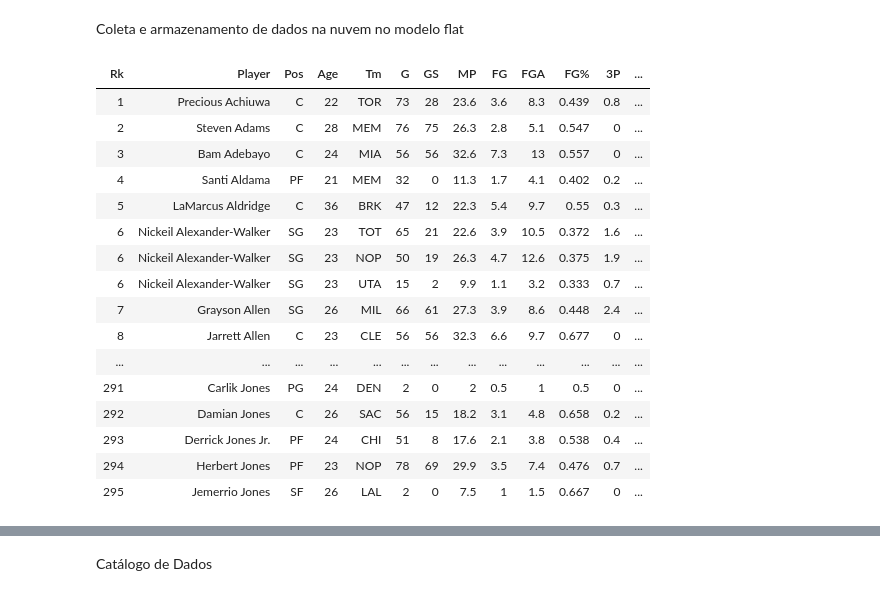
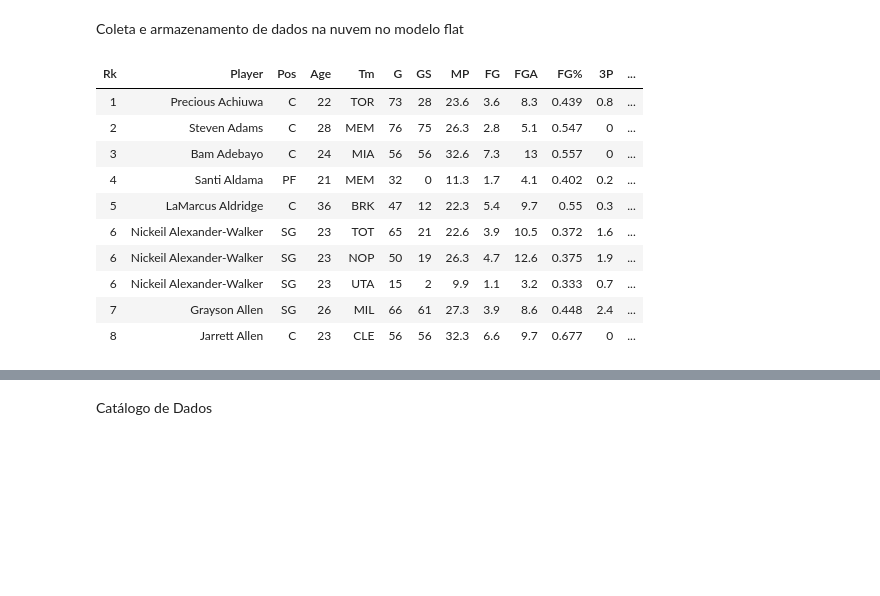
Before and after one commit to jpcunha7/SegundoMVP-DataScience-PUC-Rio, a Jupyter notebook: MVP_BD_JoaoPedroCunha.ipynb, the cells around one changed output, grey strips where cells are left out. Cells and saved outputs as stored; diff of their text form; code cells hidden in the pictures; blank space fills up the shorter version.

```diff
--- a/MVP_BD_JoaoPedroCunha.ipynb
+++ b/MVP_BD_JoaoPedroCunha.ipynb
@@ -24,40 +24,34 @@ Coleta e armazenamento de dados na nuvem no modelo flat
 # Importando dados da temporada regular
 
 # Localização e tipo do arquivo
 file_location = "/FileStore/tables/2021_2022_NBA_Player_Stats___Regular.csv"
 file_type = "csv"
 
 # Parâmetros do arquivo .csv
 infer_schema = "false"
 first_row_is_header = "true"
 delimiter = ","
 
 # Criando dataframe da temporada regular
 df = spark.read.format(file_type) \
   .option("inferSchema", infer_schema) \
   .option("header", first_row_is_header) \
   .option("sep", ";") \
   .load(file_location)
 
-display(df)
+display(df.head(10))
 # %% [output]
 | Rk | Player | Pos | Age | Tm | G | GS | MP | FG | FGA | FG% | 3P | ... |
 | 1 | Precious Achiuwa | C | 22 | TOR | 73 | 28 | 23.6 | 3.6 | 8.3 | 0.439 | 0.8 | ... |
 | 2 | Steven Adams | C | 28 | MEM | 76 | 75 | 26.3 | 2.8 | 5.1 | 0.547 | 0 | ... |
 | 3 | Bam Adebayo | C | 24 | MIA | 56 | 56 | 32.6 | 7.3 | 13 | 0.557 | 0 | ... |
 | 4 | Santi Aldama | PF | 21 | MEM | 32 | 0 | 11.3 | 1.7 | 4.1 | 0.402 | 0.2 | ... |
 | 5 | LaMarcus Aldridge | C | 36 | BRK | 47 | 12 | 22.3 | 5.4 | 9.7 | 0.55 | 0.3 | ... |
 | 6 | Nickeil Alexander-Walker | SG | 23 | TOT | 65 | 21 | 22.6 | 3.9 | 10.5 | 0.372 | 1.6 | ... |
 | 6 | Nickeil Alexander-Walker | SG | 23 | NOP | 50 | 19 | 26.3 | 4.7 | 12.6 | 0.375 | 1.9 | ... |
 | 6 | Nickeil Alexander-Walker | SG | 23 | UTA | 15 | 2 | 9.9 | 1.1 | 3.2 | 0.333 | 0.7 | ... |
 | 7 | Grayson Allen | SG | 26 | MIL | 66 | 61 | 27.3 | 3.9 | 8.6 | 0.448 | 2.4 | ... |
 | 8 | Jarrett Allen | C | 23 | CLE | 56 | 56 | 32.3 | 6.6 | 9.7 | 0.677 | 0 | ... |
-| ... | ... | ... | ... | ... | ... | ... | ... | ... | ... | ... | ... | ... |
-| 291 | Carlik Jones | PG | 24 | DEN | 2 | 0 | 2 | 0.5 | 1 | 0.5 | 0 | ... |
-| 292 | Damian Jones | C | 26 | SAC | 56 | 15 | 18.2 | 3.1 | 4.8 | 0.658 | 0.2 | ... |
-| 293 | Derrick Jones Jr. | PF | 24 | CHI | 51 | 8 | 17.6 | 2.1 | 3.8 | 0.538 | 0.4 | ... |
-| 294 | Herbert Jones | PF | 23 | NOP | 78 | 69 | 29.9 | 3.5 | 7.4 | 0.476 | 0.7 | ... |
-| 295 | Jemerrio Jones | SF | 26 | LAL | 2 | 0 | 7.5 | 1 | 1.5 | 0.667 | 0 | ... |
 # %%
 # Importando os dados dos playoffs
 
```
Also changed, not shown: parts of 3 cells of this notebook.
